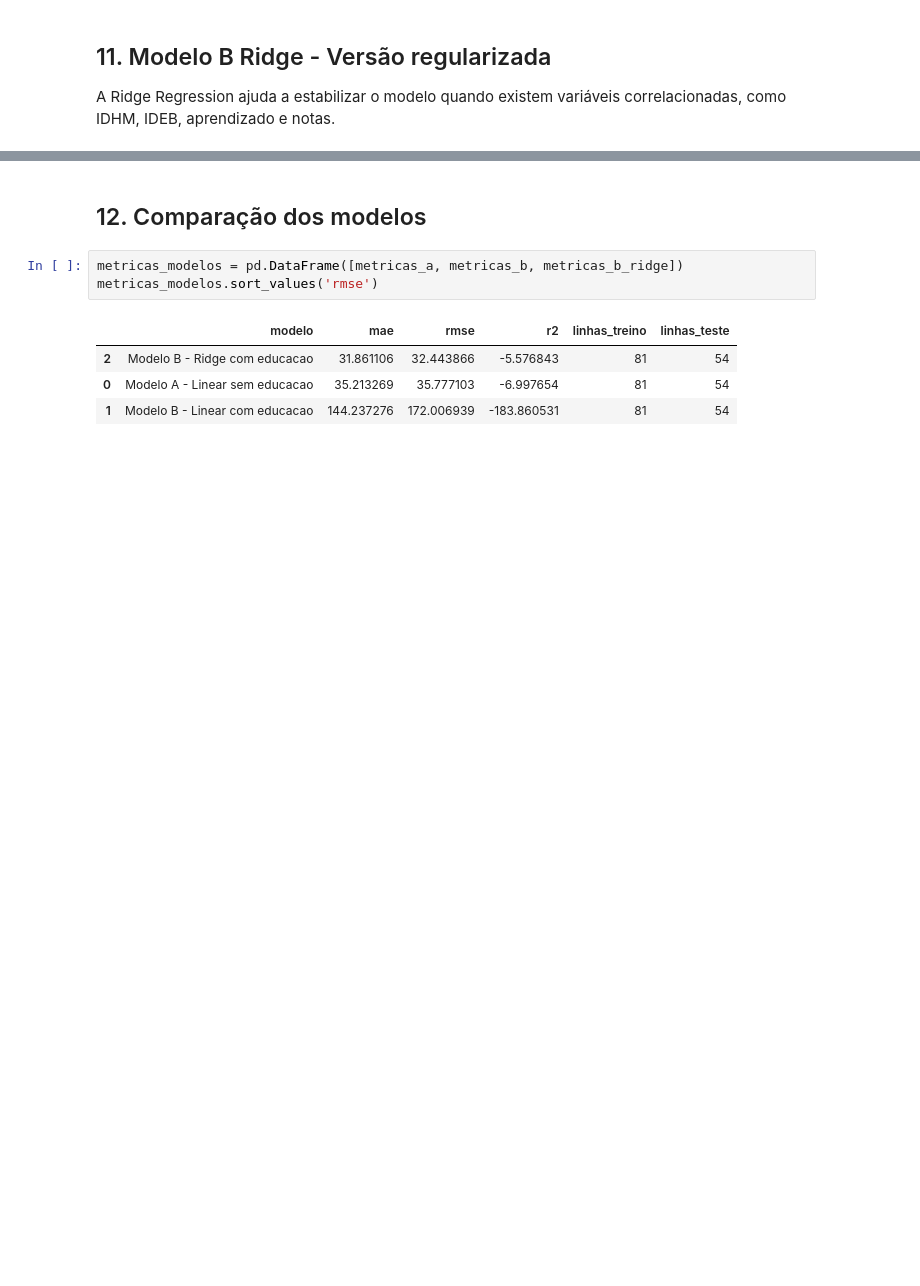
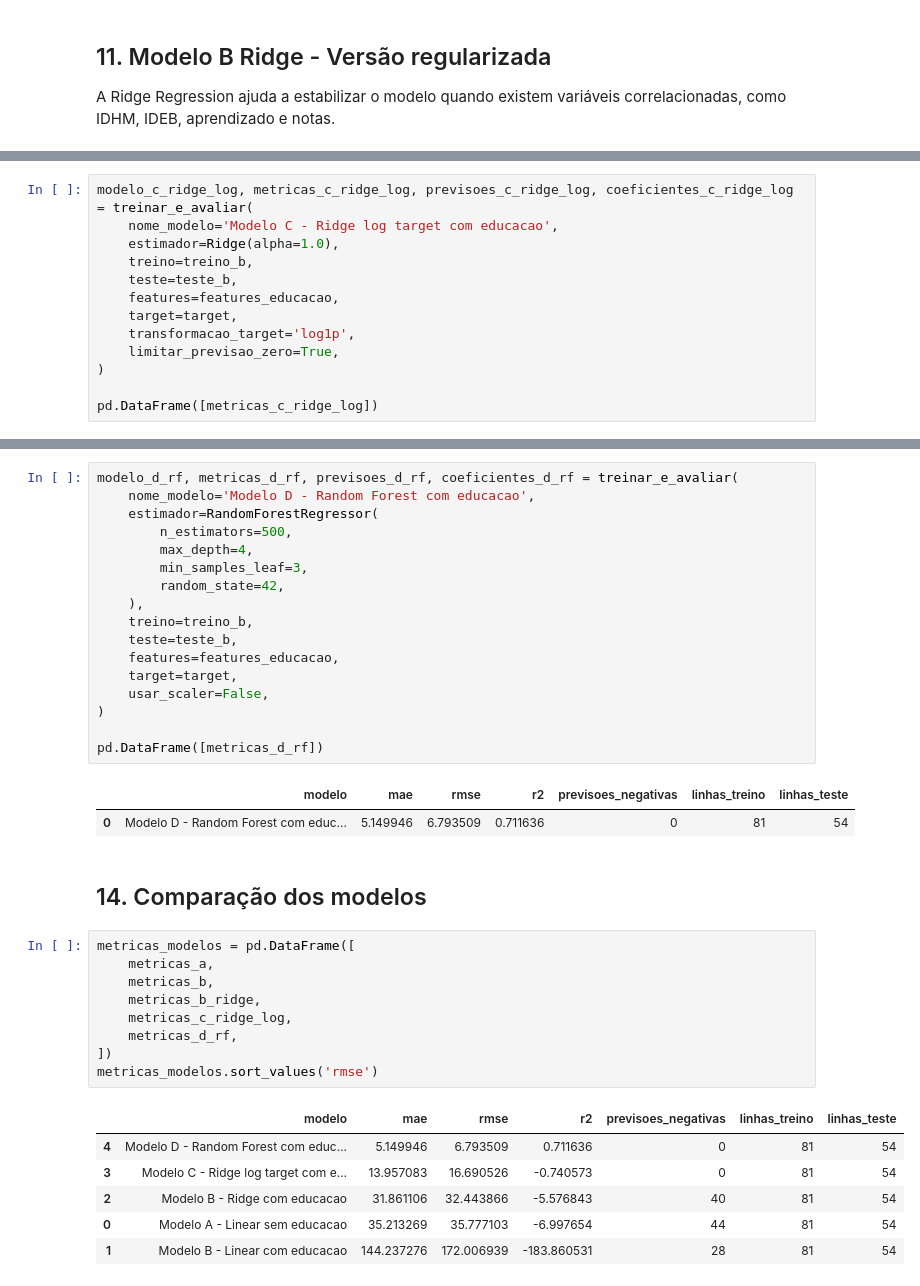
Before and after one commit to Paulohspaniago/analise-socioeconomica-crime-brasil, a Jupyter notebook: notebooks/01_machine_learning_baseline.ipynb, the cells around one changed output, grey strips where cells are left out. Drawn from its saved outputs; the diff is of its cells as text; blank space fills up the shorter version.

```diff
--- a/notebooks/01_machine_learning_baseline.ipynb
+++ b/notebooks/01_machine_learning_baseline.ipynb
@@ -451,0 +456,13 @@ pd.DataFrame([metricas_b_ridge])
+# %%
+modelo_c_ridge_log, metricas_c_ridge_log, previsoes_c_ridge_log, coeficientes_c_ridge_log = treinar_e_avaliar(
+    nome_modelo='Modelo C - Ridge log target com educacao',
+    estimador=Ridge(alpha=1.0),
+    treino=treino_b,
+    teste=teste_b,
+    features=features_educacao,
+    target=target,
+    transformacao_target='log1p',
+    limitar_previsao_zero=True,
+)
+
+pd.DataFrame([metricas_c_ridge_log])
@@ -452,11 +476,39 @@ pd.DataFrame([metricas_b_ridge])
+# %%
+modelo_d_rf, metricas_d_rf, previsoes_d_rf, coeficientes_d_rf = treinar_e_avaliar(
+    nome_modelo='Modelo D - Random Forest com educacao',
+    estimador=RandomForestRegressor(
+        n_estimators=500,
+        max_depth=4,
+        min_samples_leaf=3,
+        random_state=42,
+    ),
+    treino=treino_b,
+    teste=teste_b,
+    features=features_educacao,
+    target=target,
+    usar_scaler=False,
+)
+
+pd.DataFrame([metricas_d_rf])
+# %% [output]
+|  | modelo | mae | rmse | r2 | previsoes_negativas | linhas_treino | linhas_teste |
+| 0 | Modelo D - Random Forest com educ... | 5.149946 | 6.793509 | 0.711636 | 0 | 81 | 54 |
 # %% [markdown]
-## 12. Comparação dos modelos
+## 14. Comparação dos modelos
 # %%
-metricas_modelos = pd.DataFrame([metricas_a, metricas_b, metricas_b_ridge])
+metricas_modelos = pd.DataFrame([
+    metricas_a,
+    metricas_b,
+    metricas_b_ridge,
+    metricas_c_ridge_log,
+    metricas_d_rf,
+])
 metricas_modelos.sort_values('rmse')
 # %% [output]
-|  | modelo | mae | rmse | r2 | linhas_treino | linhas_teste |
-| 2 | Modelo B - Ridge com educacao | 31.861106 | 32.443866 | -5.576843 | 81 | 54 |
-| 0 | Modelo A - Linear sem educacao | 35.213269 | 35.777103 | -6.997654 | 81 | 54 |
-| 1 | Modelo B - Linear com educacao | 144.237276 | 172.006939 | -183.860531 | 81 | 54 |
+|  | modelo | mae | rmse | r2 | previsoes_negativas | linhas_treino | linhas_teste |
+| 4 | Modelo D - Random Forest com educ... | 5.149946 | 6.793509 | 0.711636 | 0 | 81 | 54 |
+| 3 | Modelo C - Ridge log target com e... | 13.957083 | 16.690526 | -0.740573 | 0 | 81 | 54 |
+| 2 | Modelo B - Ridge com educacao | 31.861106 | 32.443866 | -5.576843 | 40 | 81 | 54 |
+| 0 | Modelo A - Linear sem educacao | 35.213269 | 35.777103 | -6.997654 | 44 | 81 | 54 |
+| 1 | Modelo B - Linear com educacao | 144.237276 | 172.006939 | -183.860531 | 28 | 81 | 54 |
 # %% [markdown]
```
Also changed, not shown: parts of 11 cells of this notebook.
